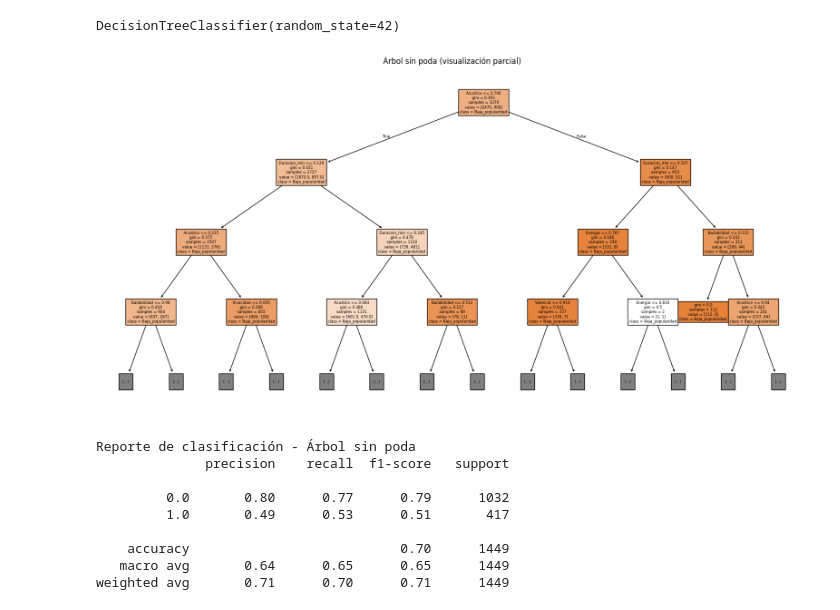
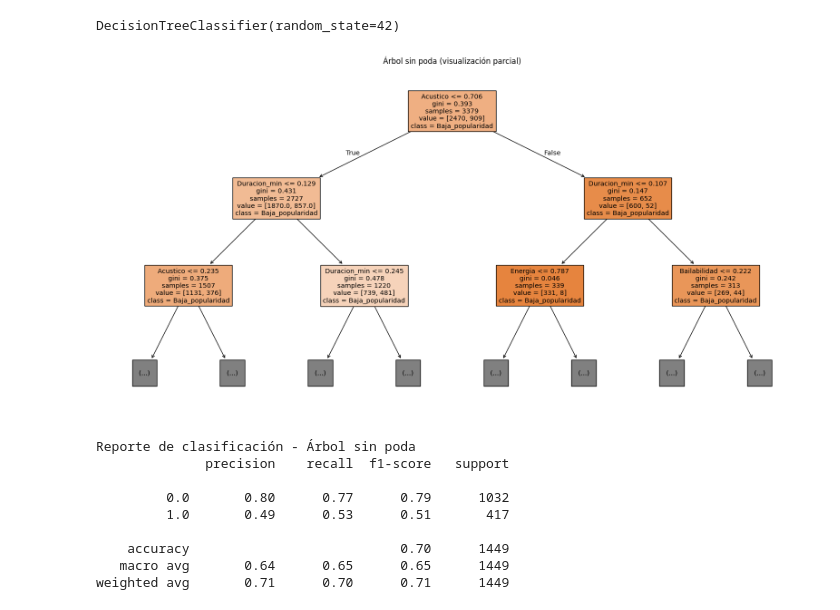
Before and after one commit to Juliana9812/TRABAJO_FINAL, a Jupyter notebook: TRABAJO_FINAL_ANALISIS_PREDICTIVO.ipynb, the cells around one changed output. Saved outputs shown, nothing was run; the diff lists cells and outputs as text; code cells hidden in the pictures.

```diff
--- a/TRABAJO_FINAL_ANALISIS_PREDICTIVO.ipynb
+++ b/TRABAJO_FINAL_ANALISIS_PREDICTIVO.ipynb
@@ -95,7 +95,7 @@ plt.show()
 # %% [markdown]
 Gráfico 4: Grafico de lineas Duracion vs Año lanzamiento
 # %%
-df['Fecha_lanzamiento'] = pd.to_datetime(df['Fecha_lanzamiento'], errors='coerce')
+df['Fecha_lanzamiento'] = pd.to_datetime(df['Fecha_lanzamiento'], dayfirst=True , errors='coerce')
 df['Año_lanzamiento'] = df['Fecha_lanzamiento'].dt.year
 df['Mes_lanzamiento'] = df['Fecha_lanzamiento'].dt.month
 
@@ -196,6 +195,14 @@ Duracion_min            0
 Mayor_popularidad       0
 dtype: int64
 # %%
+from sklearn.impute import SimpleImputer
+from sklearn.preprocessing import MinMaxScaler
+
+df_clean = df.copy()
+
+# 1. Codificación de variables categóricas
+df_clean = pd.get_dummies( df_clean , columns=['Genero', 'Estacion_lanzamiento'] , drop_first=True)
+
 from sklearn.impute import SimpleImputer
 from sklearn.preprocessing import MinMaxScaler
 
@@ -206,6 +213,7 @@ df_clean = pd.get_dummies( df_clean , columns=['Genero', 'Estacion_lanzamiento']
 
 
 # 2. Escalado de las variables numéricas
+num_cols = df_clean.select_dtypes(include=['float64', 'int64']).columns
 scaler = MinMaxScaler()
 df_clean[num_cols] = scaler.fit_transform(df_clean[num_cols])
 # %% [markdown]
@@ -508,11 +520,11 @@ tree_full.fit(X_train, y_train)
 DecisionTreeClassifier(random_state=42)
 # %%
 plt.figure(figsize=(20,10))
-plot_tree(tree_full, feature_names=X.columns, class_names=['Baja_popularidad', 'Alta_popularidad'], filled=True, max_depth=3)
+plot_tree(tree_full, feature_names=X.columns, class_names=['Baja_popularidad', 'Alta_popularidad'], filled=True, max_depth=2)
 plt.title("Árbol sin poda (visualización parcial)")
 plt.show()
 # %% [output]
-[figure, old version]
+[figure, new version]
 # %%
 y_pred_full = tree_full.predict(X_test)
 print("Reporte de clasificación - Árbol sin poda")
```
Also changed, not shown: parts of 8 cells of this notebook.
